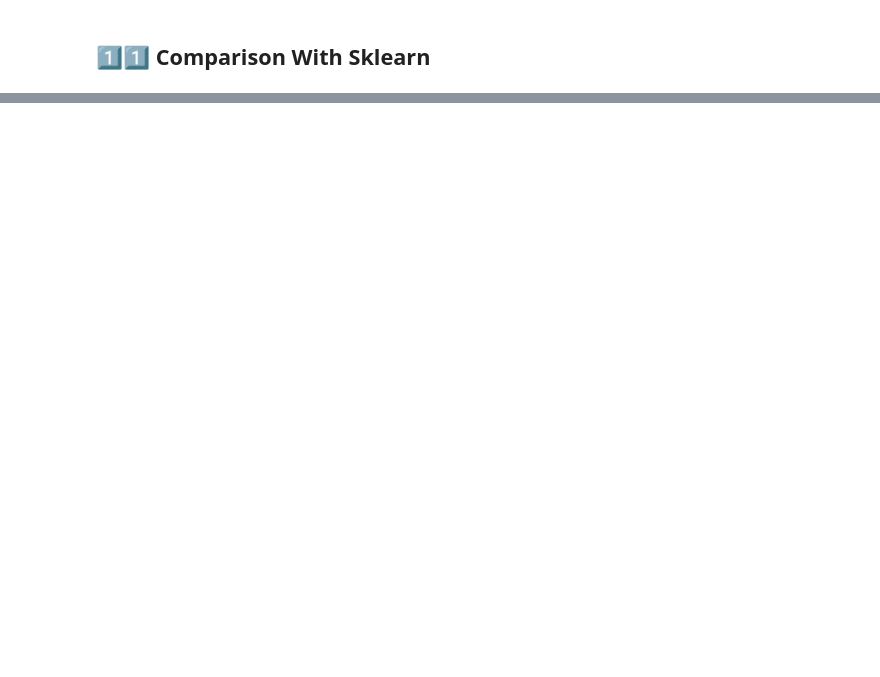
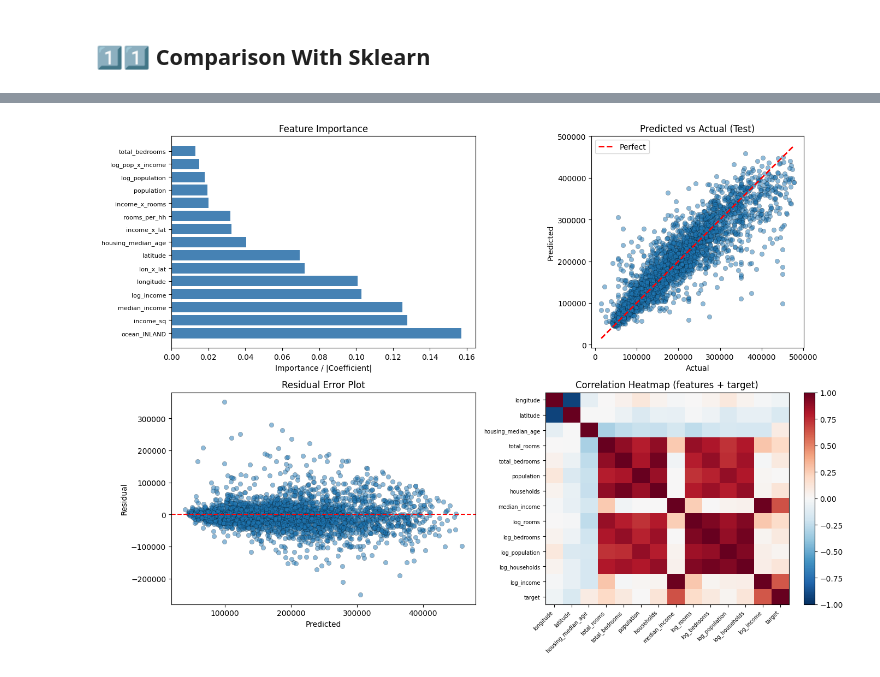
Before and after one commit to TusharND12/House-Price-Prediction, a Jupyter notebook: notebooks/SmartExplain_AI.ipynb, the cells around one changed output, grey strips where cells are left out. Cells and saved outputs as stored; diff of their text form; code cells hidden in the pictures; blank space fills up the shorter version.

```diff
--- a/notebooks/SmartExplain_AI.ipynb
+++ b/notebooks/SmartExplain_AI.ipynb
@@ -152,0 +515,20 @@ We built SmartExplain AI with gradient-descent linear regression, feature engine
+# %%
+# --- 6. Final evaluation table and best model summary ---
+best_pred_train = best_model.predict(X_train_s_hp)
+best_pred_test = best_model.predict(X_test_s_hp)
+final_row = {
+    'Model': 'Best (Tuned)',
+    'Train_R2': r2_score(y_train_hp, best_pred_train),
+    'Test_R2': r2_score(y_test_hp, best_pred_test),
+    'Test_MAE': mean_absolute_error(y_test_hp, best_pred_test),
+    'Test_RMSE': np.sqrt(mean_squared_error(y_test_hp, best_pred_test)),
+}
+results_df = pd.concat([results_df, pd.DataFrame([final_row])], ignore_index=True)
+results_df = results_df.sort_values('Test_R2', ascending=False).reset_index(drop=True)
+print('Model comparison (sorted by Test R²):')
+print(results_df.to_string(index=False))
+print('\n--- Metrics for best model ---')
+print(f"Test R²: {final_row['Test_R2']:.4f} | Test MAE: {final_row['Test_MAE']:.2f} | Test RMSE: {final_row['Test_RMSE']:.2f}")
+# 5-fold CV R² for best model
+cv_scores = cross_val_score(best_model, X_train_s_hp, y_train_hp, cv=5, scoring='r2')
+print(f'5-fold CV R² (train): mean = {cv_scores.mean():.4f}, std = {cv_scores.std():.4f}')
@@ -152,0 +548,61 @@ We built SmartExplain AI with gradient-descent linear regression, feature engine
+# %%
+# --- 7. Visualizations: feature importance, predicted vs actual, residual, correlation heatmap ---
+fig, axes = plt.subplots(2, 2, figsize=(14, 10))
+
+# 7.1 Feature importance (from best model if tree, else Ridge coefficients)
+ax = axes[0, 0]
+if hasattr(best_model, 'feature_importances_'):
+    imp = best_model.feature_importances_
+    idx = np.argsort(imp)[-15:]
+    ax.barh(np.arange(len(idx)), imp[idx], color='steelblue')
+    ax.set_yticks(np.arange(len(idx)))
+    ax.set_yticklabels([feature_names_hp[i] for i in idx], fontsize=8)
+else:
+    # Ridge coefficients (use Ridge from fitted_models or refit)
+    ridge = Ridge(alpha=1.0).fit(X_train_s_hp, y_train_hp)
+    coef = np.abs(ridge.coef_)
+    idx = np.argsort(coef)[-15:]
+    ax.barh(np.arange(len(idx)), coef[idx], color='steelblue')
+    ax.set_yticks(np.arange(len(idx)))
+    ax.set_yticklabels([feature_names_hp[i] for i in idx], fontsize=8)
+ax.set_xlabel('Importance / |Coefficient|')
+ax.set_title('Feature Importance')
+ax.invert_yaxis()
+
+# 7.2 Predicted vs Actual
+ax = axes[0, 1]
+ax.scatter(y_test_hp, best_pred_test, alpha=0.5, edgecolors='k', linewidth=0.3)
+mn, mx = min(y_test_hp.min(), best_pred_test.min()), max(y_test_hp.max(), best_pred_test.max())
+ax.plot([mn, mx], [mn, mx], 'r--', lw=2, label='Perfect')
+ax.set_xlabel('Actual')
+ax.set_ylabel('Predicted')
+ax.set_title('Predicted vs Actual (Test)')
+ax.legend()
+ax.set_aspect('equal', adjustable='box')
+
+# 7.3 Residual plot
+ax = axes[1, 0]
+residuals = y_test_hp - best_pred_test
+ax.scatter(best_pred_test, residuals, alpha=0.5, edgecolors='k', linewidth=0.3)
+ax.axhline(0, color='r', linestyle='--')
+ax.set_xlabel('Predicted')
+ax.set_ylabel('Residual')
+ax.set_title('Residual Error Plot')
+
+# 7.4 Correlation heatmap (top numerical features)
+ax = axes[1, 1]
+df_corr = pd.DataFrame(X_eng[:, :len(num_cols)+len(log_names)], columns=num_cols+log_names)
+df_corr['target'] = y_hp
+corr = df_corr.corr()
+im = ax.imshow(corr, cmap='RdBu_r', vmin=-1, vmax=1, aspect='auto')
+ax.set_xticks(np.arange(len(corr.columns)))
+ax.set_xticklabels(corr.columns, rotation=45, ha='right', fontsize=7)
+ax.set_yticks(np.arange(len(corr.columns)))
+ax.set_yticklabels(corr.columns, fontsize=7)
+plt.colorbar(im, ax=ax)
+ax.set_title('Correlation Heatmap (features + target)')
+
+plt.tight_layout()
+plt.show()
+# %% [output]
+[figure, added]
```
Also changed, not shown: parts of 31 cells of this notebook, 13 other files.
